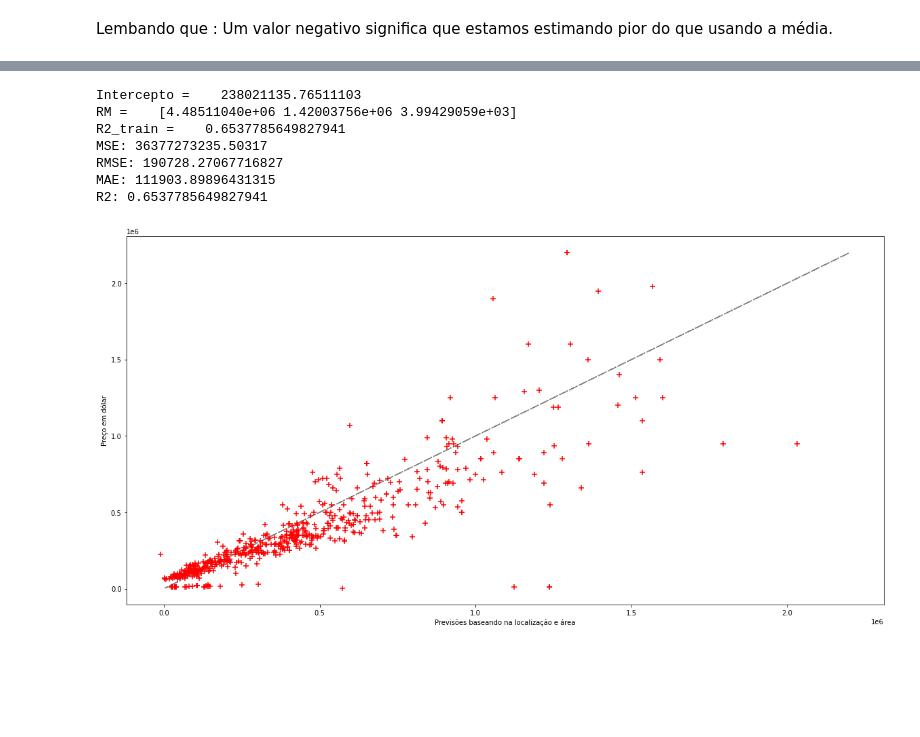
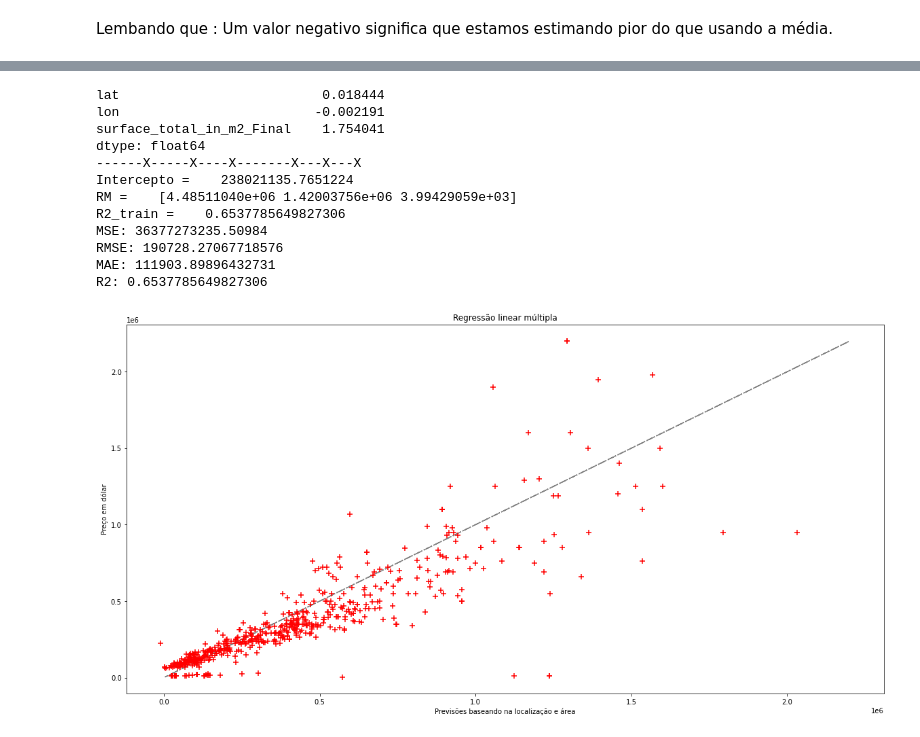
Before and after one commit to lidiambsouza/price_properties, a Jupyter notebook: price_properties.ipynb, the cells around one changed output, grey strips where cells are left out. Saved outputs shown, nothing was run; the diff lists cells and outputs as text; code cells hidden in the pictures; blank space fills up the shorter version.

```diff
--- a/price_properties.ipynb
+++ b/price_properties.ipynb
@@ -953,0 +801,13 @@ R2: -0.05551055245153069
+# %%
+def generate_regression_multiple(variaveis, targets, label_x, label_y):
+    X = dfApartament[variaveis]
+    y = targets
+
+    # usa shuffle = False para evitar data leakage
+    X_train, X_test, y_train, y_test = train_test_split(X, y, shuffle = False)
+    linreg = LinearRegression()
+    model_multiple = linreg.fit(X_train, y_train)
+    y_pred = linreg.predict(X_test)
+    info_feature_importance(model_multiple, X_test, y_test)
+    info_multiple(model_multiple,X_test, y_test, y_pred)
+    chart_multiple(y_test, y_pred, label_x, label_y)
@@ -1013,58 +933,17 @@ R2: -0.05952727566432303
 # %%
-def grafico(y,predictions):
-    plt.figure(figsize = (20,10))
-    plt.plot(y,
-         y,
-         '-.',
-         c = 'grey'
-        )
-
-    plt.scatter(predictions,
-            y,
-            s = 50,
-            c = 'r',
-            marker = '+',
-            zorder = 10
-           )
-
-    plt.xlabel("Previsões baseando na localização e área")
-    plt.ylabel("Preço em dólar")
-    plt.show()
-
-def info(model,X, y, predictions):
-    print ('Intercepto = ', ' ', model.intercept_)
-    print ('RM = ', ' ', model.coef_)
-    print ('R2_train = ', ' ', model.score(X, y))
-
-    print ("MSE:", metrics.mean_squared_error(y, predictions))
-    print ("RMSE:",np.sqrt(metrics.mean_squared_error(y, predictions)) )
-    print ('MAE:', metrics.mean_absolute_error(y, predictions))
-    print ('R2:', metrics.r2_score(y, predictions))
-
-
-def train_test(variaveis, targets):
-    X = dfApartament[variaveis]
-    y = targets
-
-    # usa shuffle = False para evitar data leakage
-    X_train, X_test, y_train, y_test = train_test_split(X, y, shuffle = False)
-    linreg = LinearRegression()
-    model = linreg.fit(X_train, y_train)
-    y_pred = linreg.predict(X_test)
-
-    info(model,X_test, y_test, y_pred)
-    grafico(y_test, y_pred)
-    #sum_mod(model,X_test, y_test)
-
-
-train_test(['lat', 'lon', 'surface_total_in_m2_Final'], dfApartament["price_usd"])
+generate_regression_multiple(['lat', 'lon', 'surface_total_in_m2_Final'], dfApartament["price_usd"],"Previsões baseando na localização e área","Preço em dólar")
 # %% [output]
-Intercepto =    238021135.76511103
+lat                          0.018444
+lon                         -0.002191
+surface_total_in_m2_Final    1.754041
+dtype: float64
+------X-----X----X-------X---X---X
+Intercepto =    238021135.7651224
 RM =    [4.48511040e+06 1.42003756e+06 3.99429059e+03]
-R2_train =    0.6537785649827941
-MSE: 36377273235.50317
-RMSE: 190728.27067716827
-MAE: 111903.89896431315
-R2: 0.6537785649827941
+R2_train =    0.6537785649827306
+MSE: 36377273235.50984
+RMSE: 190728.27067718576
+MAE: 111903.89896432731
+R2: 0.6537785649827306
-[figure, old version]
+[figure, new version]
 # %%
```
Also changed, not shown: parts of 74 cells of this notebook.
